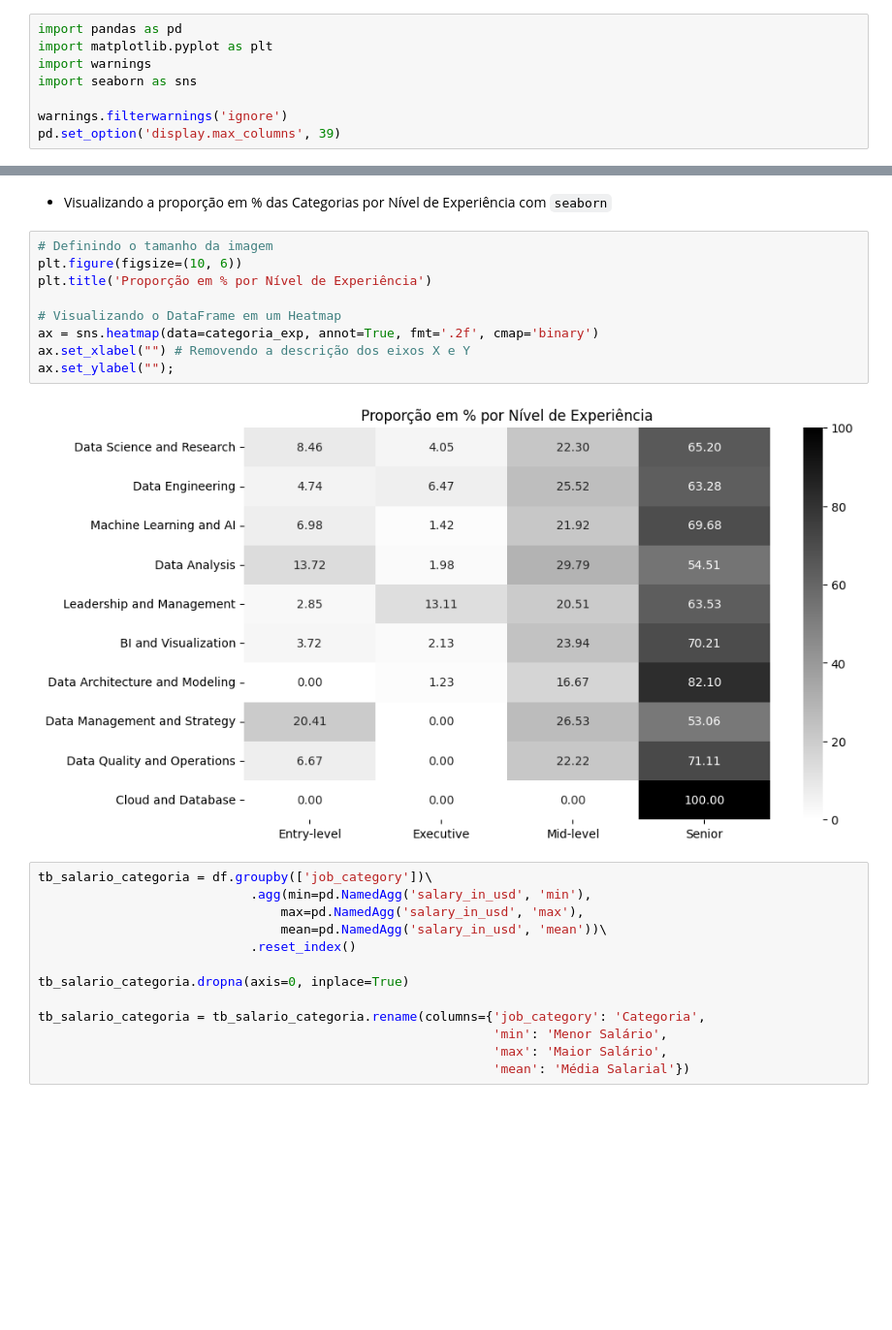
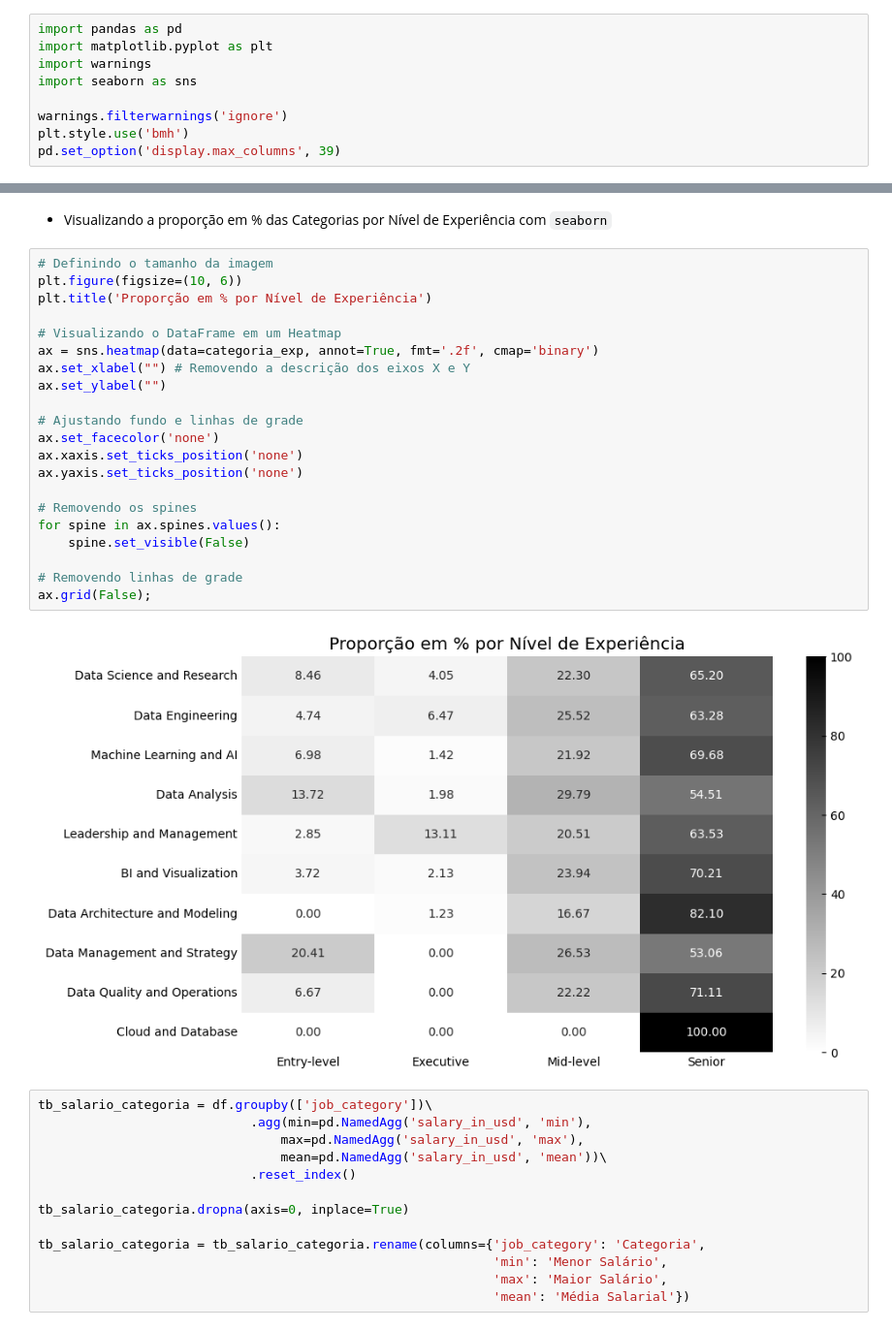
Before and after one commit to ryanrodr/eda-jobs-in-data, a Jupyter notebook: notebooks/analise_exploratoria.ipynb, the cells around one changed output, grey strips where cells are left out. Shown at 97% size. Drawn from its saved outputs; the diff is of its cells as text; blank space fills up the shorter version.

```diff
--- a/notebooks/analise_exploratoria.ipynb
+++ b/notebooks/analise_exploratoria.ipynb
@@ -11,6 +11,7 @@ import warnings
 import seaborn as sns
 
 warnings.filterwarnings('ignore')
+plt.style.use('bmh')
 pd.set_option('display.max_columns', 39)
 # %%
 arquivo = 'https://raw.githubusercontent.com/ryanrodr/eda-jobs-in-data/main/dados/jobs_in_data.csv'
@@ -348,14 +362,26 @@ categoria_exp.style.background_gradient(cmap='binary')
 # %%
 # Definindo o tamanho da imagem
 plt.figure(figsize=(10, 6))
 plt.title('Proporção em % por Nível de Experiência')
 
 # Visualizando o DataFrame em um Heatmap
 ax = sns.heatmap(data=categoria_exp, annot=True, fmt='.2f', cmap='binary')
 ax.set_xlabel("") # Removendo a descrição dos eixos X e Y
-ax.set_ylabel("");
+ax.set_ylabel("")
+
+# Ajustando fundo e linhas de grade
+ax.set_facecolor('none')
+ax.xaxis.set_ticks_position('none')
+ax.yaxis.set_ticks_position('none')
+
+# Removendo os spines
+for spine in ax.spines.values():
+    spine.set_visible(False)
+
+# Removendo linhas de grade
+ax.grid(False);
 # %% [output]
-[figure, old version]
+[figure, new version]
 # %%
 tb_salario_categoria = df.groupby(['job_category'])\
                             .agg(min=pd.NamedAgg('salary_in_usd', 'min'),
```
Also changed, not shown: parts of 5 cells of this notebook.
